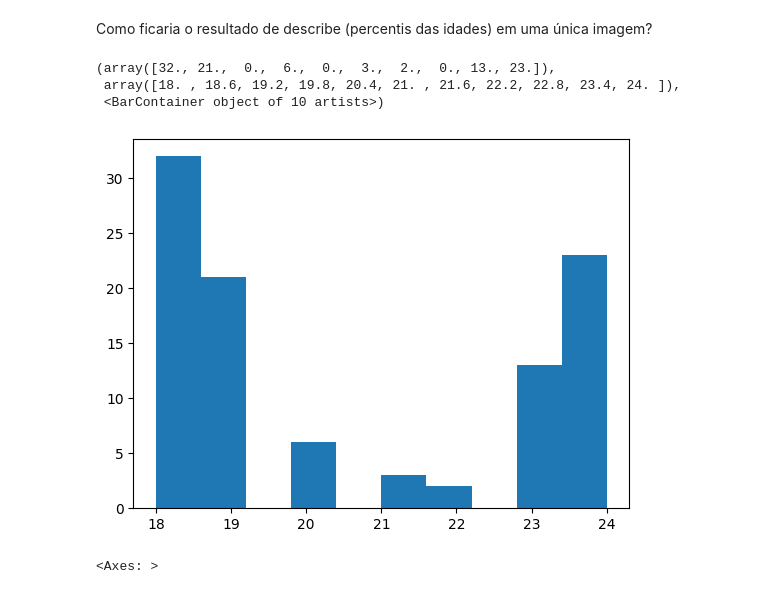
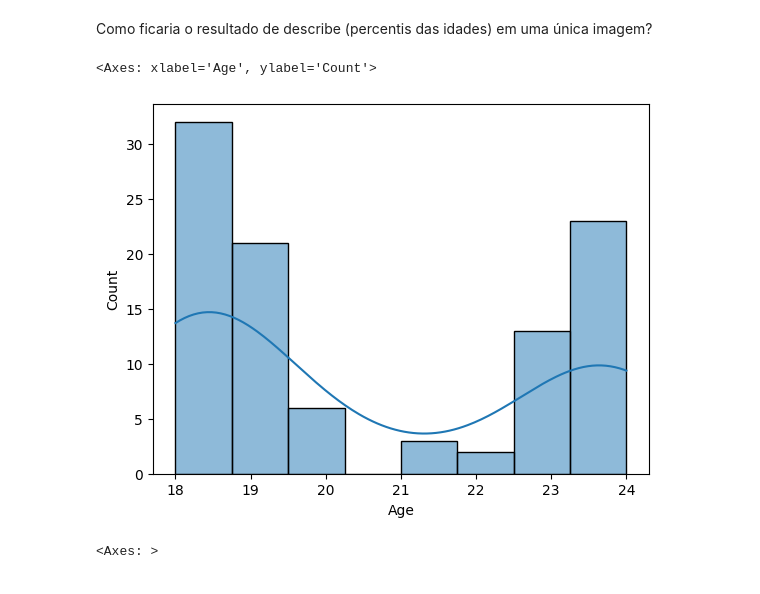
Before and after one commit to eddorileo/mental_health, a Jupyter notebook: mental_health.ipynb, the cells around one changed output. Drawn from its saved outputs; the diff is of its cells as text; code cells hidden in the pictures.

```diff
--- a/mental_health.ipynb
+++ b/mental_health.ipynb
@@ -70,7 +71,7 @@ import matplotlib.pyplot as plt
 # %%
 # Carregue os dados diretamente do github e salve na variável data
 # data = pd.read_csv('https://raw.githubusercontent.com/eddorileo/mental_health/main/StudentMentalHealth.csv')
-data = pd.read_csv('https://raw.githubusercontent.com/eddorileo/mental_health/main/StudentMentalHealth.csv', delimiter = ',', encoding = 'utf-8')
+data = pd.read_csv('StudentMentalHealth.csv')
 # %% [markdown]
 ####1.1 Observe e Minere os dados
 # %%
@@ -251,13 +253,10 @@ data2.Age.plot()
 Como ficaria o resultado de describe (percentis das idades) em uma única imagem?
 # %%
 #HISTOGRAMA (Gráfico de barras)
-plt.hist(data2.Age)
-#plt.hist(data2.Age, ec='black')
+sns.histplot(data2['Age'],kde=True)
 # %% [output]
-(array([32., 21.,  0.,  6.,  0.,  3.,  2.,  0., 13., 23.]),
- array([18. , 18.6, 19.2, 19.8, 20.4, 21. , 21.6, 22.2, 22.8, 23.4, 24. ]),
- <BarContainer object of 10 artists>)
+<Axes: xlabel='Age', ylabel='Count'>
-[figure, old version]
+[figure, new version]
 # %%
 #BOXPLOT
 data2.Age.plot.box()
```
Also changed, not shown: parts of 8 cells of this notebook.
